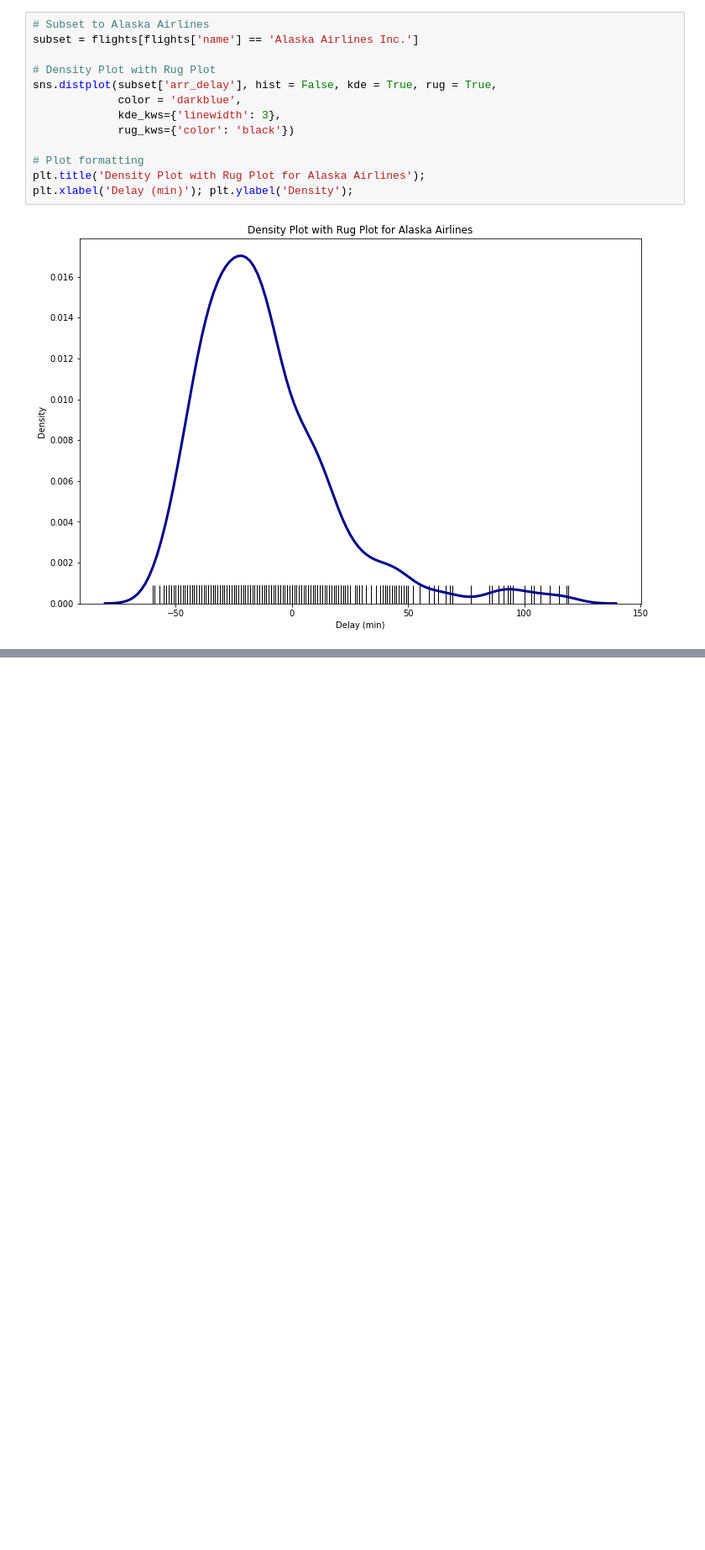
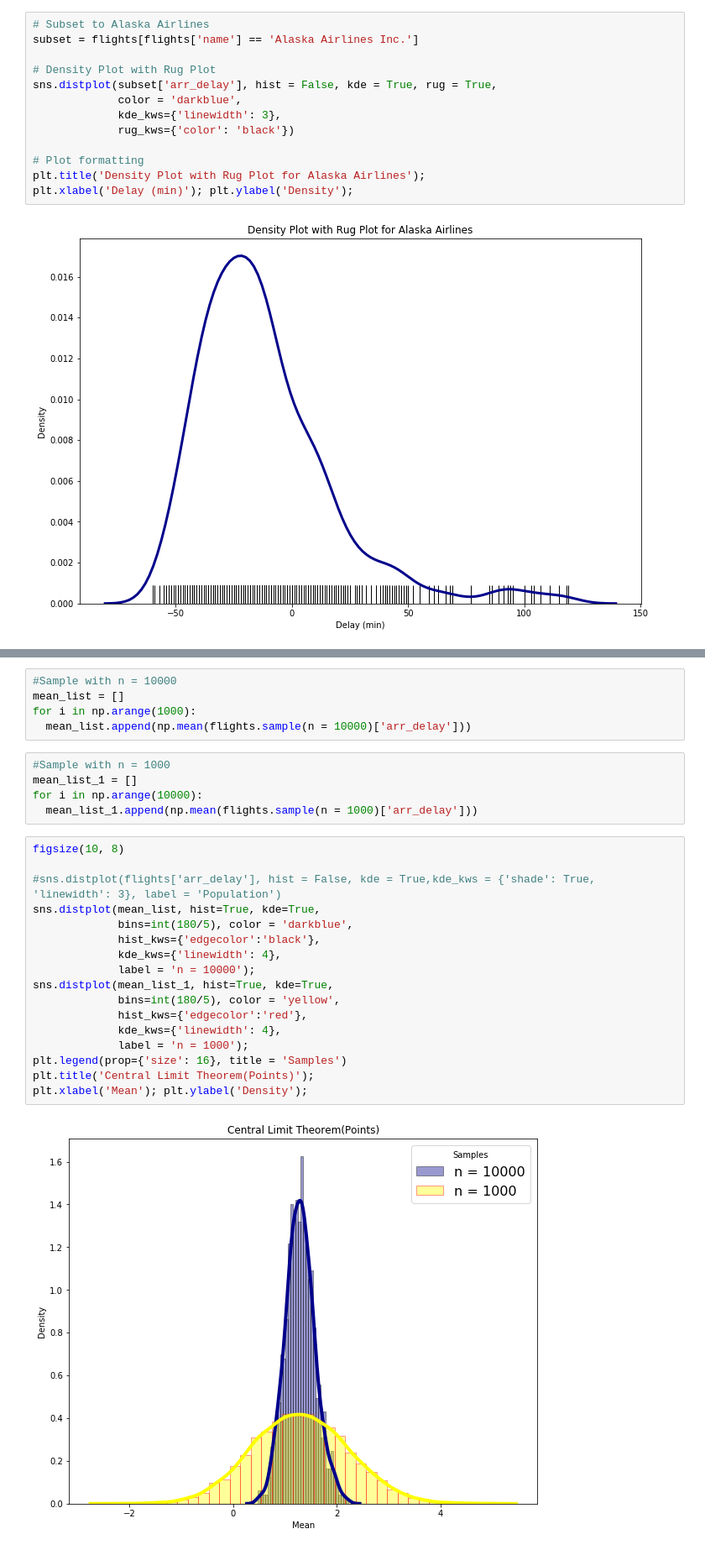
Before and after one commit to Gurubux/Data-Lit, a Jupyter notebook: airlines_least_delay_new.ipynb, the cells around one changed output, grey strips where cells are left out. Shown: that part at 84% size. Cells and saved outputs as stored; diff of their text form; blank space fills up the shorter version.

```diff
--- a/airlines_least_delay_new.ipynb
+++ b/airlines_least_delay_new.ipynb
@@ -352,0 +358,29 @@ plt.xlabel('Delay (min)'); plt.ylabel('Density');
+# %%
+#Sample with n = 10000
+mean_list = []
+for i in np.arange(1000):
+  mean_list.append(np.mean(flights.sample(n = 10000)['arr_delay']))
+# %%
+#Sample with n = 1000
+mean_list_1 = []
+for i in np.arange(10000):
+  mean_list_1.append(np.mean(flights.sample(n = 1000)['arr_delay']))
+# %%
+figsize(10, 8)
+
+#sns.distplot(flights['arr_delay'], hist = False, kde = True,kde_kws = {'shade': True, 'linewidth': 3}, label = 'Population')
+sns.distplot(mean_list, hist=True, kde=True,
+             bins=int(180/5), color = 'darkblue',
+             hist_kws={'edgecolor':'black'},
+             kde_kws={'linewidth': 4},
+             label = 'n = 10000');
+sns.distplot(mean_list_1, hist=True, kde=True,
+             bins=int(180/5), color = 'yellow',
+             hist_kws={'edgecolor':'red'},
+             kde_kws={'linewidth': 4},
+             label = 'n = 1000');
+plt.legend(prop={'size': 16}, title = 'Samples')
+plt.title('Central Limit Theorem(Points)');
+plt.xlabel('Mean'); plt.ylabel('Density');
+# %% [output]
+[figure, added]
```
Also changed, not shown: parts of 16 cells of this notebook.
